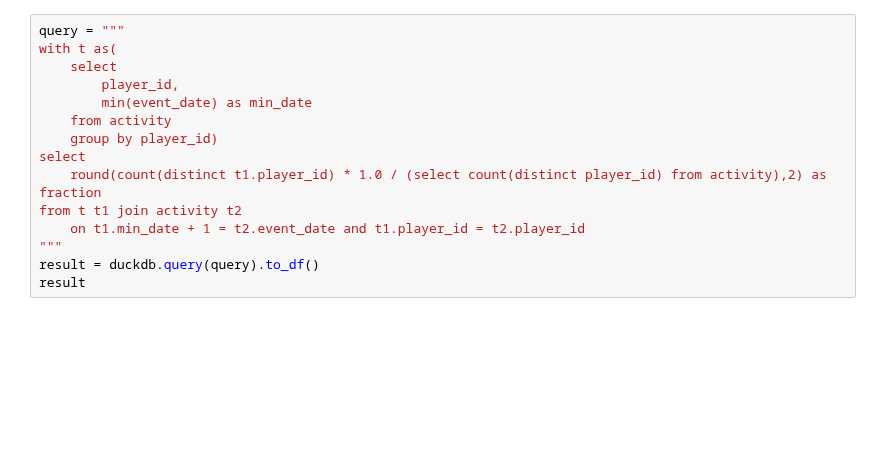
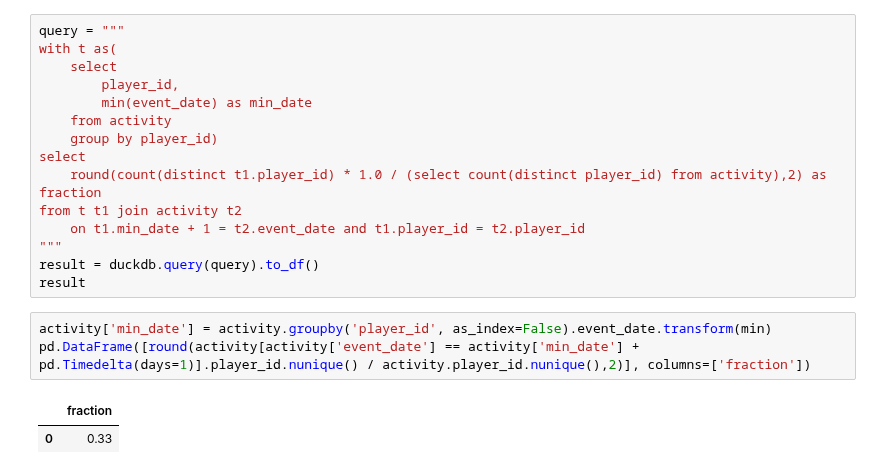
Before and after one commit to Praldmur/Tasks, a Jupyter notebook: LeetCode_Med.ipynb, the cells around one changed output. Cells and saved outputs as stored; diff of their text form; blank space fills up the shorter version.

```diff
--- a/LeetCode_Med.ipynb
+++ b/LeetCode_Med.ipynb
@@ -319,3 +319,9 @@ from t t1 join activity t2
 """
 result = duckdb.query(query).to_df()
 result
+# %%
+activity['min_date'] = activity.groupby('player_id', as_index=False).event_date.transform(min)
+pd.DataFrame([round(activity[activity['event_date'] == activity['min_date'] + pd.Timedelta(days=1)].player_id.nunique() / activity.player_id.nunique(),2)], columns=['fraction'])
+# %% [output]
+|  | fraction |
+| 0 | 0.33 |
```
